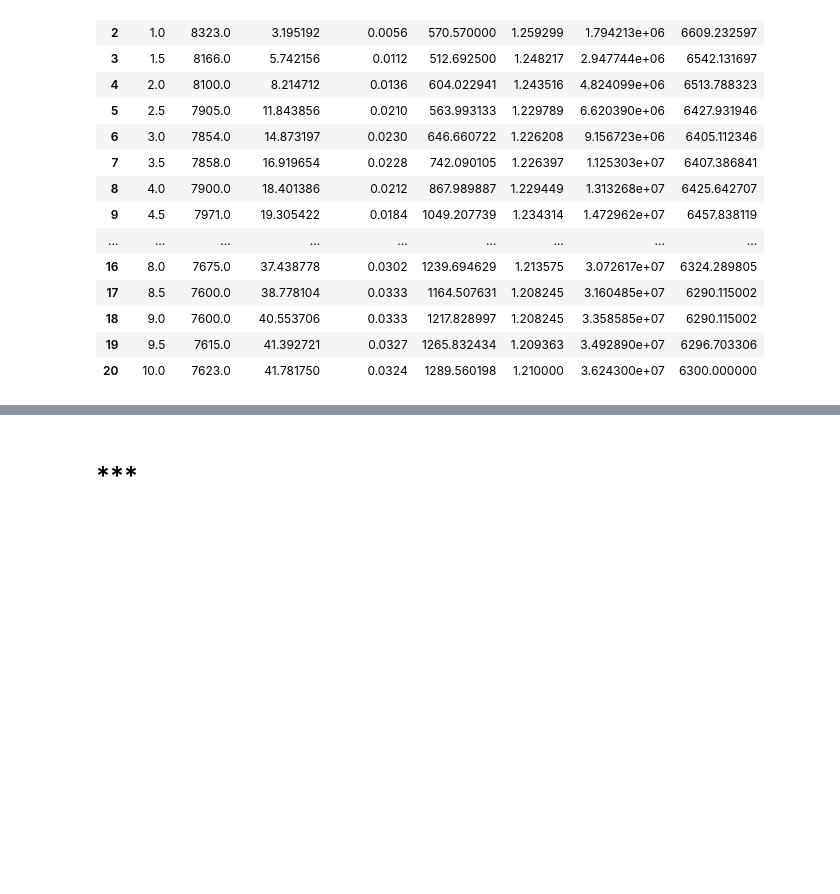
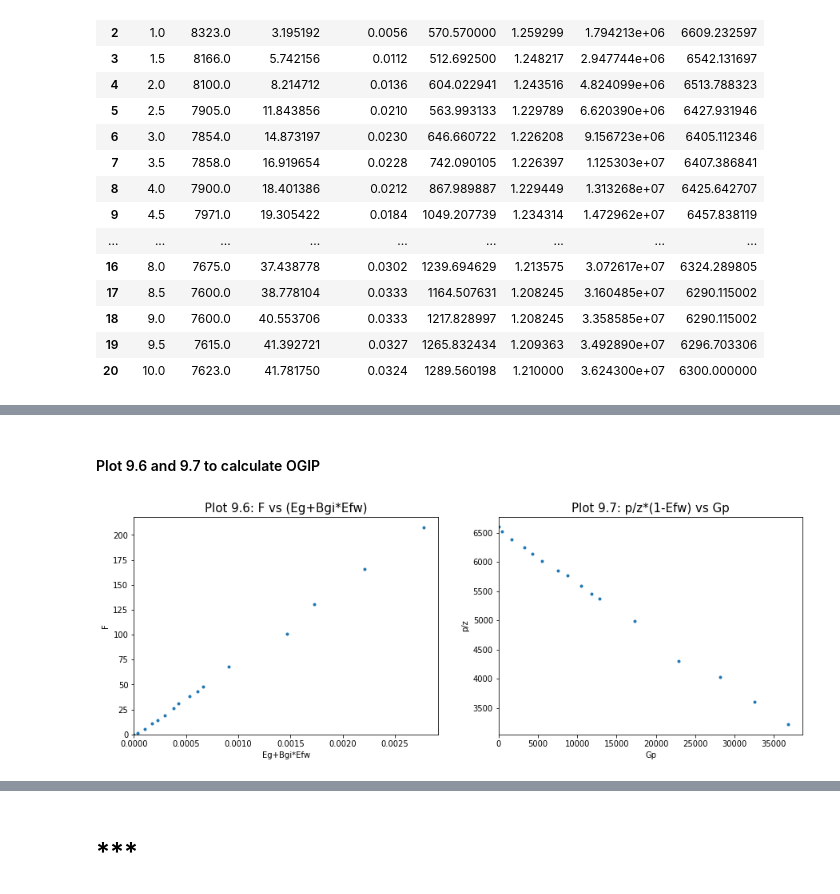
Before and after one commit to yohanesnuwara/reservoir-engineering, a Jupyter notebook: Unit 9 Dry-Gas Reservoirs/notebook/9_examples.ipynb, the cells around one changed output, grey strips where cells are left out. Saved outputs shown, nothing was run; the diff lists cells and outputs as text; code cells hidden in the pictures; blank space fills up the shorter version.

```diff
--- a/Unit 9 Dry-Gas Reservoirs/notebook/9_examples.ipynb
+++ b/Unit 9 Dry-Gas Reservoirs/notebook/9_examples.ipynb
@@ -489,0 +623,20 @@ Text(0.5, 1.0, 'Aquifer Influx over Production Years')
+# %% [markdown]
+#### Plot 9.6 and 9.7 to calculate OGIP
+# %%
+plt.figure(figsize=(15,5))
+
+plt.subplot(1,2,1)
+plt.plot(Eg_Bgi_Efw, F, '.')
+plt.title('Plot 9.6: F vs (Eg+Bgi*Efw)', size=15)
+plt.xlim(xmin=0); plt.ylim(ymin=0)
+plt.xlabel('Eg+Bgi*Efw'); plt.ylabel('F')
+
+plt.subplot(1,2,2)
+plt.plot(data['Gp'].values, p_z_Efw, '.')
+plt.title('Plot 9.7: p/z*(1-Efw) vs Gp', size=15)
+plt.xlim(xmin=0)
+plt.xlabel('Gp'); plt.ylabel('p/z')
+
+plt.show()
+# %% [output]
+[figure, added]
```
Also changed, not shown: parts of 18 cells of this notebook.
